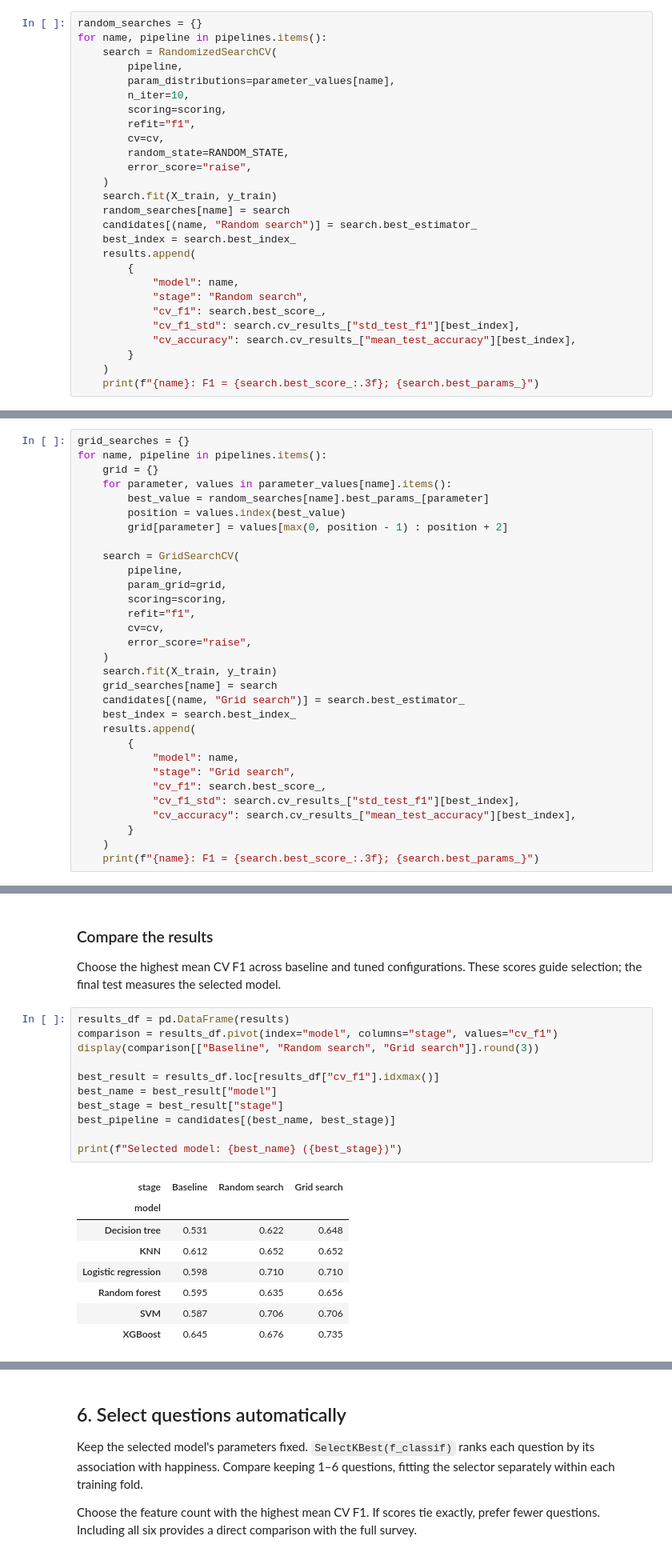
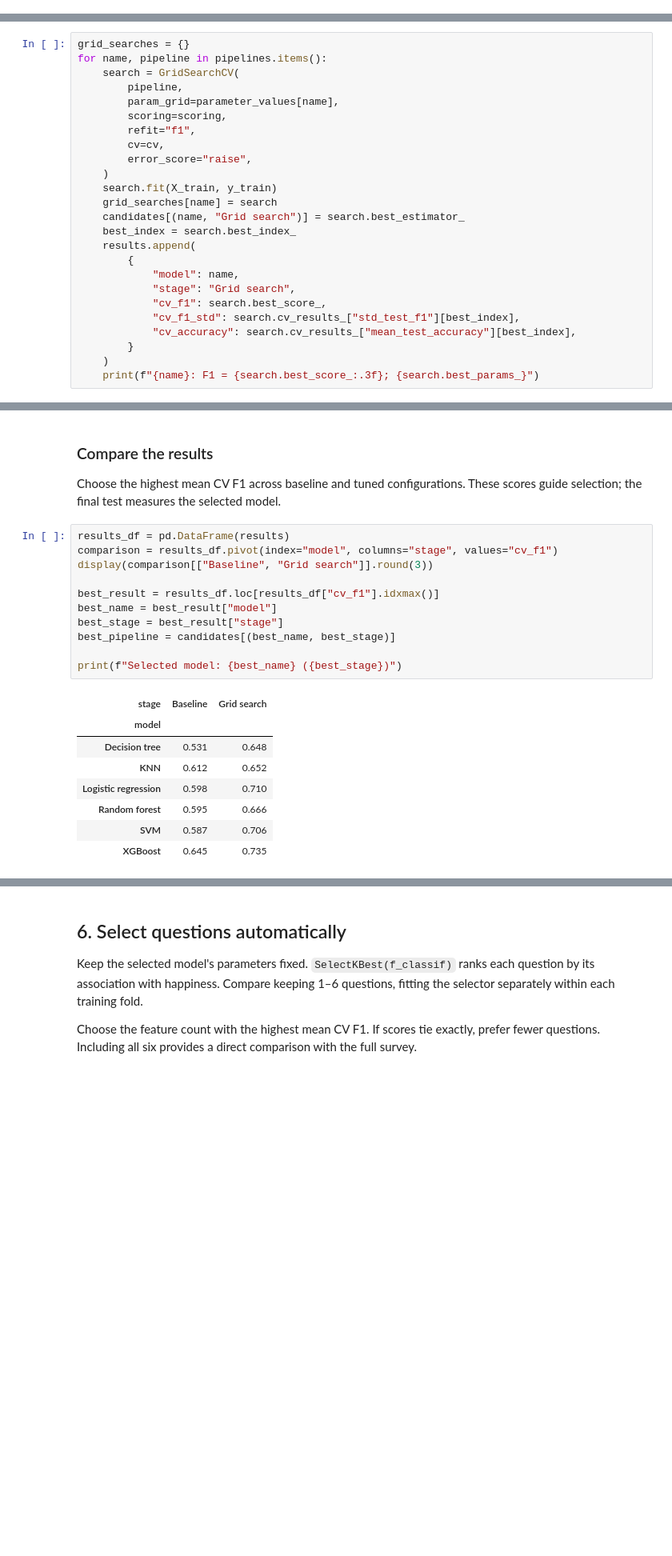
Before and after one commit to ca34525/QWFuFPmtYoLpq4Qt, a Jupyter notebook: notebooks/1.0-CTA-customer-happiness-analysis.ipynb, the cells around one changed output, grey strips where cells are left out. Shown at 80% size. Saved outputs shown, nothing was run; the diff lists cells and outputs as text; blank space fills up the shorter version.

Commit message:
Replace random search with full grid search

```diff
--- a/notebooks/1.0-CTA-customer-happiness-analysis.ipynb
+++ b/notebooks/1.0-CTA-customer-happiness-analysis.ipynb
@@ -365,27 +361,0 @@ parameter_values = {
-# %%
-random_searches = {}
-for name, pipeline in pipelines.items():
-    search = RandomizedSearchCV(
-        pipeline,
-        param_distributions=parameter_values[name],
-        n_iter=10,
-        scoring=scoring,
-        refit="f1",
-        cv=cv,
-        random_state=RANDOM_STATE,
-        error_score="raise",
-    )
-    search.fit(X_train, y_train)
-    random_searches[name] = search
-    candidates[(name, "Random search")] = search.best_estimator_
-    best_index = search.best_index_
-    results.append(
-        {
-            "model": name,
-            "stage": "Random search",
-            "cv_f1": search.best_score_,
-            "cv_f1_std": search.cv_results_["std_test_f1"][best_index],
-            "cv_accuracy": search.cv_results_["mean_test_accuracy"][best_index],
-        }
-    )
-    print(f"{name}: F1 = {search.best_score_:.3f}; {search.best_params_}")
@@ -406,15 +368,9 @@ when its kernel is linear.
 # %%
 grid_searches = {}
 for name, pipeline in pipelines.items():
-    grid = {}
-    for parameter, values in parameter_values[name].items():
-        best_value = random_searches[name].best_params_[parameter]
-        position = values.index(best_value)
-        grid[parameter] = values[max(0, position - 1) : position + 2]
-
     search = GridSearchCV(
         pipeline,
-        param_grid=grid,
+        param_grid=parameter_values[name],
         scoring=scoring,
         refit="f1",
         cv=cv,
@@ -449,23 +405,23 @@ These scores guide selection; the final test measures the selected model.
 # %%
 results_df = pd.DataFrame(results)
 comparison = results_df.pivot(index="model", columns="stage", values="cv_f1")
-display(comparison[["Baseline", "Random search", "Grid search"]].round(3))
+display(comparison[["Baseline", "Grid search"]].round(3))
 
 best_result = results_df.loc[results_df["cv_f1"].idxmax()]
 best_name = best_result["model"]
 best_stage = best_result["stage"]
 best_pipeline = candidates[(best_name, best_stage)]
 
 print(f"Selected model: {best_name} ({best_stage})")
 # %% [output]
-| stage | Baseline | Random search | Grid search |
-| model |  |  |  |
-| Decision tree | 0.531 | 0.622 | 0.648 |
-| KNN | 0.612 | 0.652 | 0.652 |
-| Logistic regression | 0.598 | 0.710 | 0.710 |
-| Random forest | 0.595 | 0.635 | 0.656 |
-| SVM | 0.587 | 0.706 | 0.706 |
-| XGBoost | 0.645 | 0.676 | 0.735 |
+| stage | Baseline | Grid search |
+| model |  |  |
+| Decision tree | 0.531 | 0.648 |
+| KNN | 0.612 | 0.652 |
+| Logistic regression | 0.598 | 0.710 |
+| Random forest | 0.595 | 0.666 |
+| SVM | 0.587 | 0.706 |
+| XGBoost | 0.645 | 0.735 |
 Selected model: XGBoost (Grid search)
 # %% [markdown]
 ## 6. Select questions automatically
```
Also changed, not shown: parts of 8 cells of this notebook.
